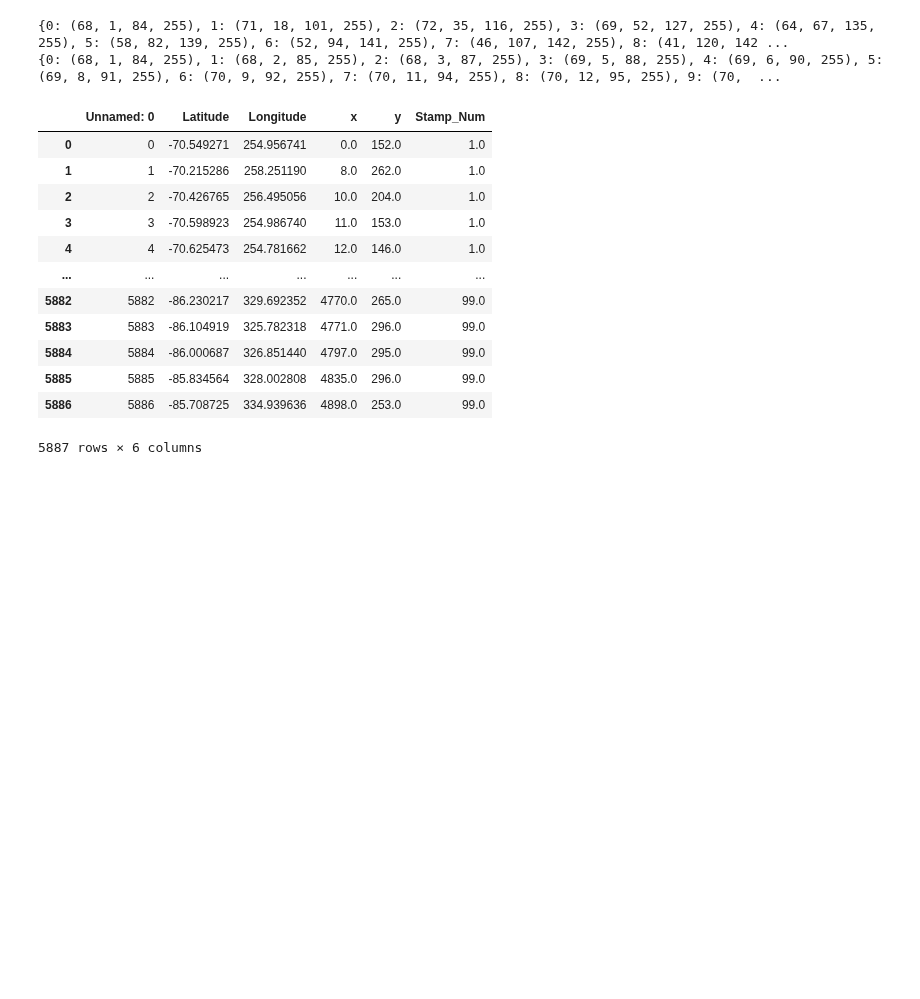
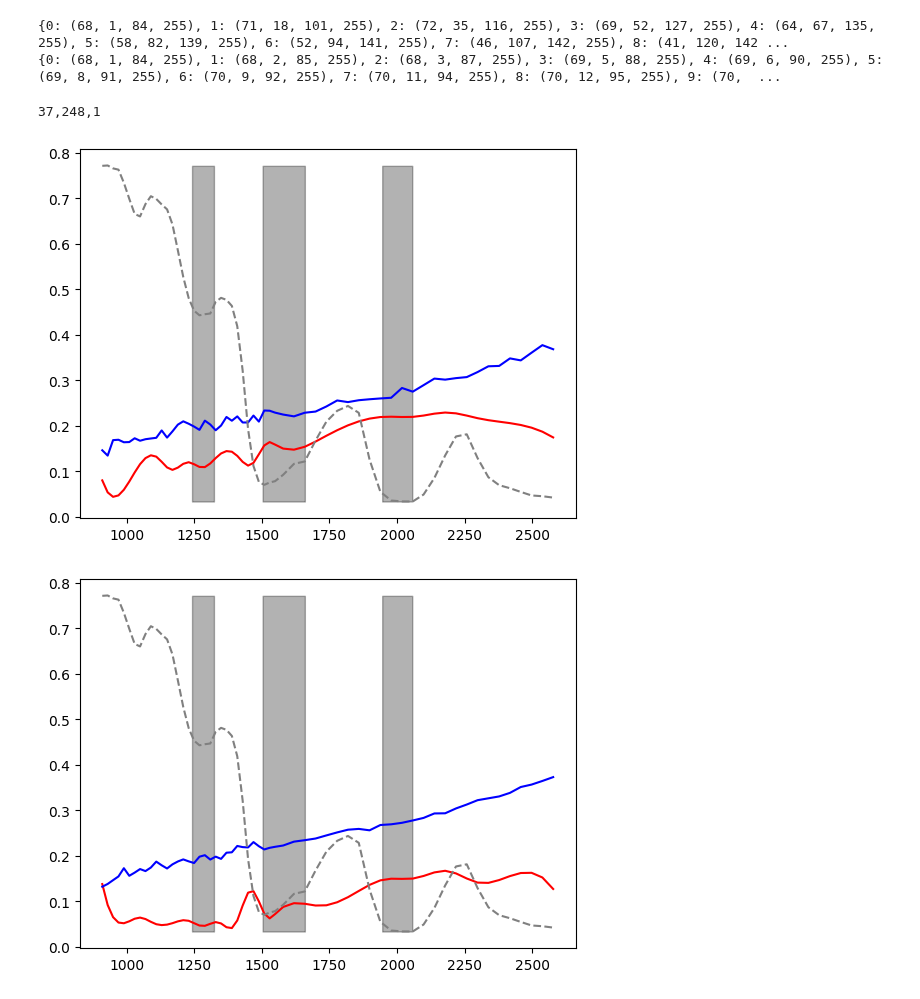
Before and after one commit to z-vig/M3_Pro, a Jupyter notebook: spectrum_angle_mapping.ipynb, the cells around one changed output. Drawn from its saved outputs; the diff is of its cells as text; code cells hidden in the pictures; blank space fills up the shorter version.

```diff
--- a/spectrum_angle_mapping.ipynb
+++ b/spectrum_angle_mapping.ipynb
@@ -16,7 +16,7 @@ def get_stamp_names(icepipe_folder):
     return stamp_names
 # %%
 ##Loading water locations
-ice_pipe_folder = 'D:/Data/Ice_Pipeline_Out_6-2-23'
+ice_pipe_folder = 'D:/Data/Ice_Pipeline_Out_6-8-23'
 stamp_names = get_stamp_names(ice_pipe_folder)
 wloc_dirpath = path.join(ice_pipe_folder,'water_locations')
 wloc_filenames = os.listdir(wloc_dirpath)
@@ -146,14 +146,14 @@ Number of 0's: 0
 [figure]
 [figure]
 # %%
-ice_pipe_folder = 'D:/Data/Ice_Pipeline_Out_6-2-23'
+ice_pipe_folder = 'D:/Data/Ice_Pipeline_Out_6-8-23'
 smooth_folder = path.join(ice_pipe_folder,'rfl_smooth')
 
 in_dict = {}
 prog,tot = 1,len(os.listdir(smooth_folder))
 for file in os.listdir(smooth_folder):
     im = tf.imread(path.join(smooth_folder,file))
-    in_dict.update({file[:-4]:im})
+    in_dict.update({file[:-11]:im})
     print (f'\r{prog} of {tot} ({prog/tot:.1%})',end='\r')
     prog+=1
 # %% [output]
@@ -174,7 +174,7 @@ def load_tifs(pathList:list)->list:
     return tif_list
 
 print ('Select Analysis Folder:')
-folderPath = 'D:/Data/Ice_Pipeline_Out_6-2-23'
+folderPath = 'D:/Data/Ice_Pipeline_Out_6-8-23'
 all_rfl_paths = [os.path.join(folderPath,'rfl_cropped',i) for i in os.listdir(os.path.join(folderPath,'rfl_cropped'))]
 all_loc_paths = [os.path.join(folderPath,'loc_cropped',i) for i in os.listdir(os.path.join(folderPath,'loc_cropped'))]
 all_obs_paths = [os.path.join(folderPath,'obs_cropped',i) for i in os.listdir(os.path.join(folderPath,'obs_cropped'))]
@@ -468,20 +432,41 @@ print (cmap2)
 # %% [output]
 {0: (68, 1, 84, 255), 1: (71, 18, 101, 255), 2: (72, 35, 116, 255), 3: (69, 52, 127, 255), 4: (64, 67, 135, 255), 5: (58, 82, 139, 255), 6: (52, 94, 141, 255), 7: (46, 107, 142, 255), 8: (41, 120, 142 ...
 {0: (68, 1, 84, 255), 1: (68, 2, 85, 255), 2: (68, 3, 87, 255), 3: (69, 5, 88, 255), 4: (69, 6, 90, 255), 5: (69, 8, 91, 255), 6: (70, 9, 92, 255), 7: (70, 11, 94, 255), 8: (70, 12, 95, 255), 9: (70,  ...
-# %%
-water_detections = pd.read_csv('D:/Data/Ice_Pipeline_Out_6-2-23/all_detections.csv')
-water_detections
-# %% [output]
-|  | Unnamed: 0 | Latitude | Longitude | x | y | Stamp_Num |
-| 0 | 0 | -70.549271 | 254.956741 | 0.0 | 152.0 | 1.0 |
-| 1 | 1 | -70.215286 | 258.251190 | 8.0 | 262.0 | 1.0 |
-| 2 | 2 | -70.426765 | 256.495056 | 10.0 | 204.0 | 1.0 |
-| 3 | 3 | -70.598923 | 254.986740 | 11.0 | 153.0 | 1.0 |
-| 4 | 4 | -70.625473 | 254.781662 | 12.0 | 146.0 | 1.0 |
-| ... | ... | ... | ... | ... | ... | ... |
-| 5882 | 5882 | -86.230217 | 329.692352 | 4770.0 | 265.0 | 99.0 |
-| 5883 | 5883 | -86.104919 | 325.782318 | 4771.0 | 296.0 | 99.0 |
-| 5884 | 5884 | -86.000687 | 326.851440 | 4797.0 | 295.0 | 99.0 |
-| 5885 | 5885 | -85.834564 | 328.002808 | 4835.0 | 296.0 | 99.0 |
-| 5886 | 5886 | -85.708725 | 334.939636 | 4898.0 | 253.0 | 99.0 |
-5887 rows × 6 columns
+# %%
+raw_images = [tf.imread(path.join('D:/Data/Ice_Pipeline_Out_6-8-23/rfl_cropped',i)) for i in os.listdir('D:/Data/Ice_Pipeline_Out_6-8-23/rfl_cropped')]
+# %%
+import pandas as pd
+import os
+from os import path
+import tifffile as tf
+import numpy as np
+import matplotlib.pyplot as plt
+from get_USGS_H2OFrost import get_USGS_H2OFrost
+water_detections = pd.read_csv('D:/Data/Ice_Pipeline_Out_6-8-23/all_detections.csv')
+
+wvl = pd.read_csv('D:/Data/Ice_Pipeline_Out_5-23-23/bandInfo.csv').iloc[:,2]
+_wvl,usgs_spec = get_USGS_H2OFrost('D:/Data/USGS_Water_Ice',wvl/1000)
+smooth_images = list(in_dict.values())
+
+stamp_names = list(in_dict.keys())
+prog=0
+for x,y,num in zip(*(np.array(water_detections.iloc[:,-3:]).astype(int).T)):
+    print (f'\r{x},{y},{num}',end='\r')
+    stamp_name = stamp_names[num-1]
+    rfl_smooth = smooth_images[num-1][x,y,:]
+    rfl_raw = raw_images[num-1][x,y,:]
+    fig = plt.figure()
+    plt.plot(wvl,rfl_smooth,color='red',label='Cubic Spline and Corrected')
+    plt.plot(wvl,rfl_raw,color='blue',label='Raw Signal')
+    plt.plot(wvl,usgs_spec,ls='--',color='gray')
+    plt.fill_betweenx(np.arange(usgs_spec.min(),usgs_spec.max(),0.001),1242,1323,color='k',alpha=0.3)
+    plt.fill_betweenx(np.arange(usgs_spec.min(),usgs_spec.max(),0.001),1503,1659,color='k',alpha=0.3)
+    plt.fill_betweenx(np.arange(usgs_spec.min(),usgs_spec.max(),0.001),1945,2056,color='k',alpha=0.3)
+    plt.savefig(path.join('D:/Data/Ice_Pipeline_Out_6-2-23/all_water_spectra',f'{stamp_name}_{x}_{y}'))
+    if prog==10:
+        break
+    prog+=1
+# %% [output]
+37,248,1
+[figure, added]
+[figure, added]
```
Also changed, not shown: parts of 5 cells of this notebook, 5 other files.
